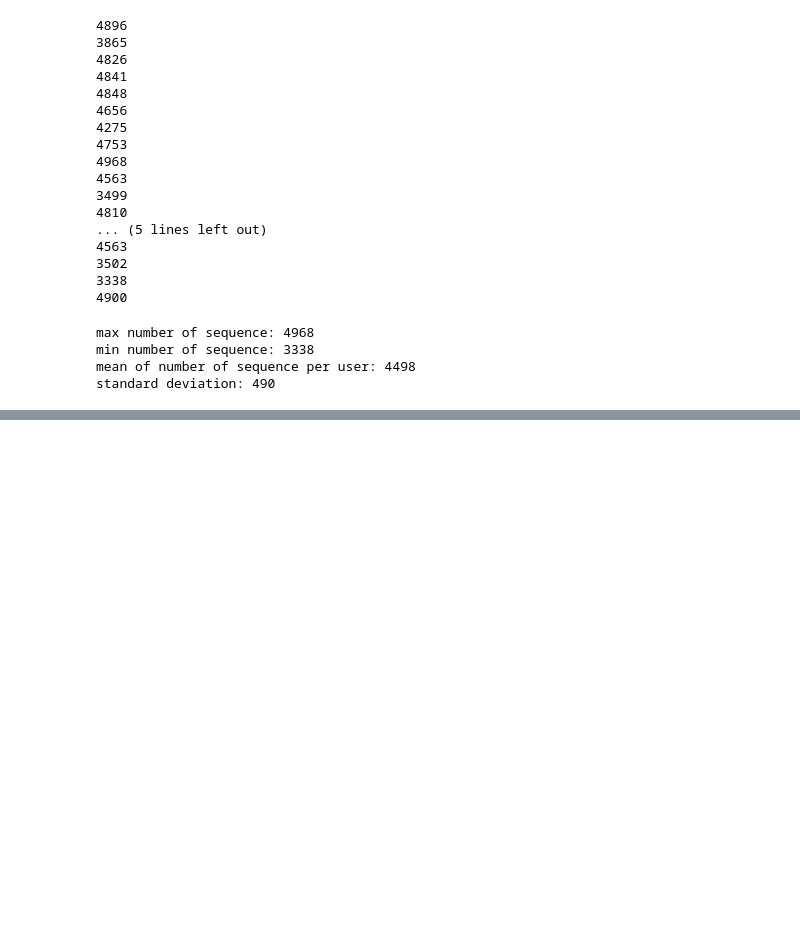
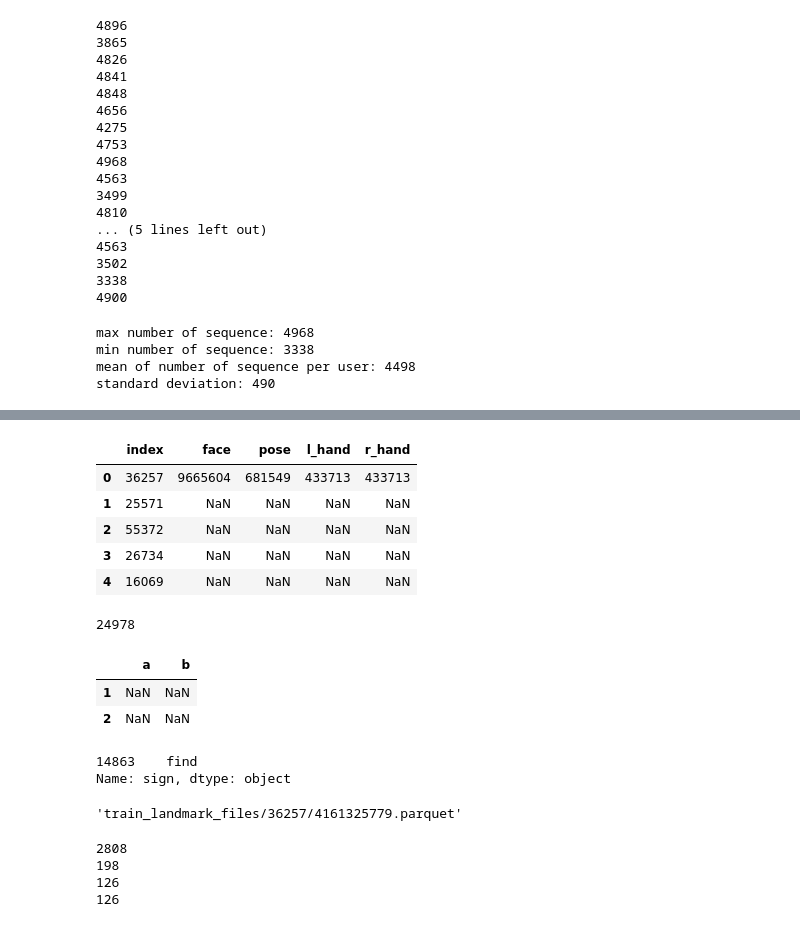
Before and after one commit to Anybalsmith/Team-ETE---Google---Isolated-Sign-Language-Recognition, a Jupyter notebook: enzo_notebook.ipynb, the cells around one changed output, grey strips where cells are left out. Saved outputs shown, nothing was run; the diff lists cells and outputs as text; code cells hidden in the pictures; blank space fills up the shorter version.

```diff
--- a/enzo_notebook.ipynb
+++ b/enzo_notebook.ipynb
@@ -240,0 +349,23 @@ standard deviation: 490
+# %%
+my_df.iloc[0, 1:]  = list(user_dic.values())
+my_df.head()
+# %% [output]
+|  | index | face | pose | l_hand | r_hand |
+| 0 | 36257 | 9665604 | 681549 | 433713 | 433713 |
+| 1 | 25571 | NaN | NaN | NaN | NaN |
+| 2 | 55372 | NaN | NaN | NaN | NaN |
+| 3 | 26734 | NaN | NaN | NaN | NaN |
+| 4 | 16069 | NaN | NaN | NaN | NaN |
+# %%
+len(parquet_df)
+# %% [output]
+24978
+# %%
+u=pd.DataFrame(index=[1,2],columns=['a', 'b'])
+u.head()
+u
+u.head()
+# %% [output]
+|  | a | b |
+| 1 | NaN | NaN |
+| 2 | NaN | NaN |
@@ -240,0 +378,19 @@ standard deviation: 490
+# %%
+# word signed in previsous sequence
+train.loc[train.path == parquet_path[24:]].sign
+# %% [output]
+14863    find
+Name: sign, dtype: object
+# %%
+parquet_path[24:]
+# %% [output]
+'train_landmark_files/36257/4161325779.parquet'
+# %%
+types_dic = {'face': 0, 'pose': 0, 'left_hand': 0, 'right_hand': 0}
+for key in types_dic.keys():
+     print(dd[key])
+# %% [output]
+2808
+198
+126
+126
```
Also changed, not shown: parts of 16 cells of this notebook.
